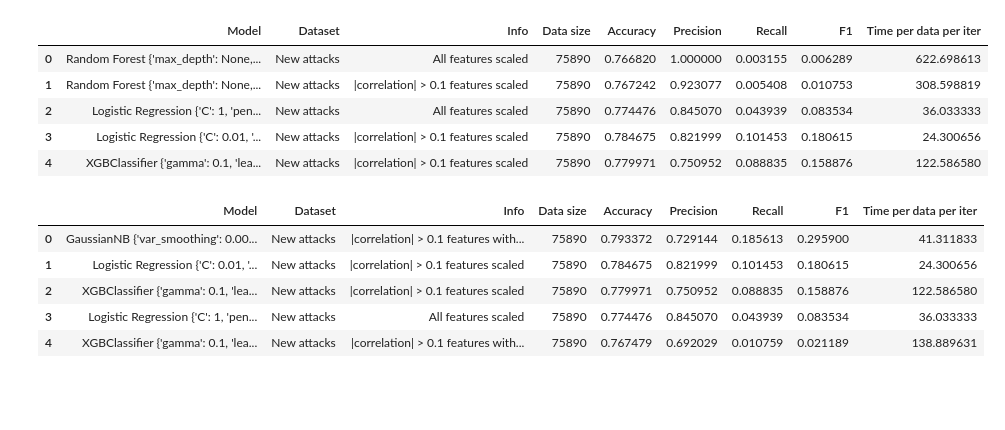
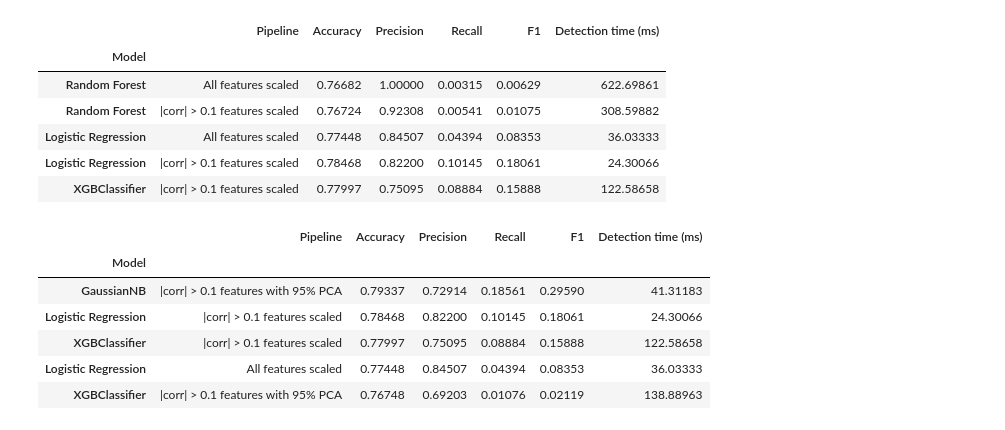
Before and after one commit to ibrahimmkhalid/data-245-project, a Jupyter notebook: results_analysis.ipynb, the cells around one changed output. Saved outputs shown, nothing was run; the diff lists cells and outputs as text; code cells hidden in the pictures; blank space fills up the shorter version.

```diff
--- a/results_analysis.ipynb
+++ b/results_analysis.ipynb
@@ -201,4 +177,14 @@ Params  :  Random Forest {'max_depth': None, 'min_samples_leaf': 1, 'min_samples
 
 Pipeline:  |correlation| > 0.1 features with 95% PCA
 Params  :  Random Forest {'max_depth': None, 'min_samples_leaf': 1, 'min_samples_split': 2, 'n_estimators': 50}
+# %%
+def pretty_print_df(df):
+    tmp = df.copy()
+    tmp["Model"] = tmp["Model"].str.replace("{.*}", "", regex=True)
+    tmp["Info"] = tmp["Info"].str.replace("correlation", "corr")
+    tmp = tmp.set_index("Model")
+    tmp = tmp.drop(columns=["Dataset", "Data size"])
+    tmp = tmp.rename(columns={"Time per data per iter":"Detection time (ms)","Info":"Pipeline"})
+    tmp = tmp.round(5)
+    return tmp
 # %%
@@ -242,21 +225,23 @@ bu.display(dataset="New", sort_by="Recall", ascending=False, top=5)
 # %%
-bu.display(dataset="New", sort_by="Precision", ascending=False, top=5)
+pretty_print_df(bu.display(dataset="New", sort_by="Precision", ascending=False, top=5))
 # %% [output]
-|  | Model | Dataset | Info | Data size | Accuracy | Precision | Recall | F1 | Time per data per iter |
-| 0 | Random Forest {'max_depth': None,... | New attacks | All features scaled | 75890 | 0.766820 | 1.000000 | 0.003155 | 0.006289 | 622.698613 |
-| 1 | Random Forest {'max_depth': None,... | New attacks | |correlation| > 0.1 features scaled | 75890 | 0.767242 | 0.923077 | 0.005408 | 0.010753 | 308.598819 |
-| 2 | Logistic Regression {'C': 1, 'pen... | New attacks | All features scaled | 75890 | 0.774476 | 0.845070 | 0.043939 | 0.083534 | 36.033333 |
-| 3 | Logistic Regression {'C': 0.01, '... | New attacks | |correlation| > 0.1 features scaled | 75890 | 0.784675 | 0.821999 | 0.101453 | 0.180615 | 24.300656 |
-| 4 | XGBClassifier {'gamma': 0.1, 'lea... | New attacks | |correlation| > 0.1 features scaled | 75890 | 0.779971 | 0.750952 | 0.088835 | 0.158876 | 122.586580 |
+|  | Pipeline | Accuracy | Precision | Recall | F1 | Detection time (ms) |
+| Model |  |  |  |  |  |  |
+| Random Forest | All features scaled | 0.76682 | 1.00000 | 0.00315 | 0.00629 | 622.69861 |
+| Random Forest | |corr| > 0.1 features scaled | 0.76724 | 0.92308 | 0.00541 | 0.01075 | 308.59882 |
+| Logistic Regression | All features scaled | 0.77448 | 0.84507 | 0.04394 | 0.08353 | 36.03333 |
+| Logistic Regression | |corr| > 0.1 features scaled | 0.78468 | 0.82200 | 0.10145 | 0.18061 | 24.30066 |
+| XGBClassifier | |corr| > 0.1 features scaled | 0.77997 | 0.75095 | 0.08884 | 0.15888 | 122.58658 |
 # %%
-bu.display(dataset="New", sort_by="Accuracy", ascending=False, top=5)
+pretty_print_df(bu.display(dataset="New", sort_by="Accuracy", ascending=False, top=5))
 # %% [output]
-|  | Model | Dataset | Info | Data size | Accuracy | Precision | Recall | F1 | Time per data per iter |
-| 0 | GaussianNB {'var_smoothing': 0.00... | New attacks | |correlation| > 0.1 features with... | 75890 | 0.793372 | 0.729144 | 0.185613 | 0.295900 | 41.311833 |
-| 1 | Logistic Regression {'C': 0.01, '... | New attacks | |correlation| > 0.1 features scaled | 75890 | 0.784675 | 0.821999 | 0.101453 | 0.180615 | 24.300656 |
-| 2 | XGBClassifier {'gamma': 0.1, 'lea... | New attacks | |correlation| > 0.1 features scaled | 75890 | 0.779971 | 0.750952 | 0.088835 | 0.158876 | 122.586580 |
-| 3 | Logistic Regression {'C': 1, 'pen... | New attacks | All features scaled | 75890 | 0.774476 | 0.845070 | 0.043939 | 0.083534 | 36.033333 |
-| 4 | XGBClassifier {'gamma': 0.1, 'lea... | New attacks | |correlation| > 0.1 features with... | 75890 | 0.767479 | 0.692029 | 0.010759 | 0.021189 | 138.889631 |
+|  | Pipeline | Accuracy | Precision | Recall | F1 | Detection time (ms) |
+| Model |  |  |  |  |  |  |
+| GaussianNB | |corr| > 0.1 features with 95% PCA | 0.79337 | 0.72914 | 0.18561 | 0.29590 | 41.31183 |
+| Logistic Regression | |corr| > 0.1 features scaled | 0.78468 | 0.82200 | 0.10145 | 0.18061 | 24.30066 |
+| XGBClassifier | |corr| > 0.1 features scaled | 0.77997 | 0.75095 | 0.08884 | 0.15888 | 122.58658 |
+| Logistic Regression | All features scaled | 0.77448 | 0.84507 | 0.04394 | 0.08353 | 36.03333 |
+| XGBClassifier | |corr| > 0.1 features with 95% PCA | 0.76748 | 0.69203 | 0.01076 | 0.02119 | 138.88963 |
 # %%
 print(bu.display(dataset="New", sort_by="Accuracy", ascending=False, top=5, show_model_params=False).to_latex(**common_latex_args))
 # %% [output]
```
Also changed, not shown: parts of 13 cells of this notebook.
